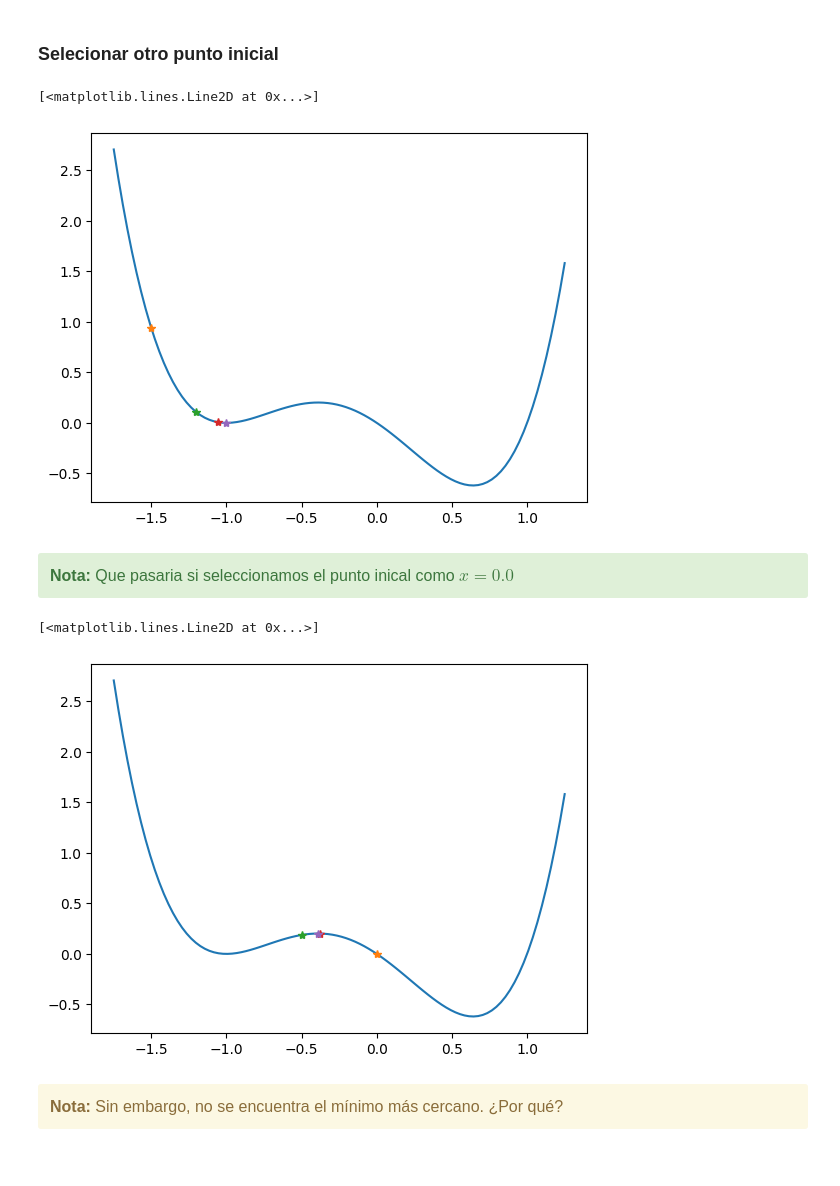
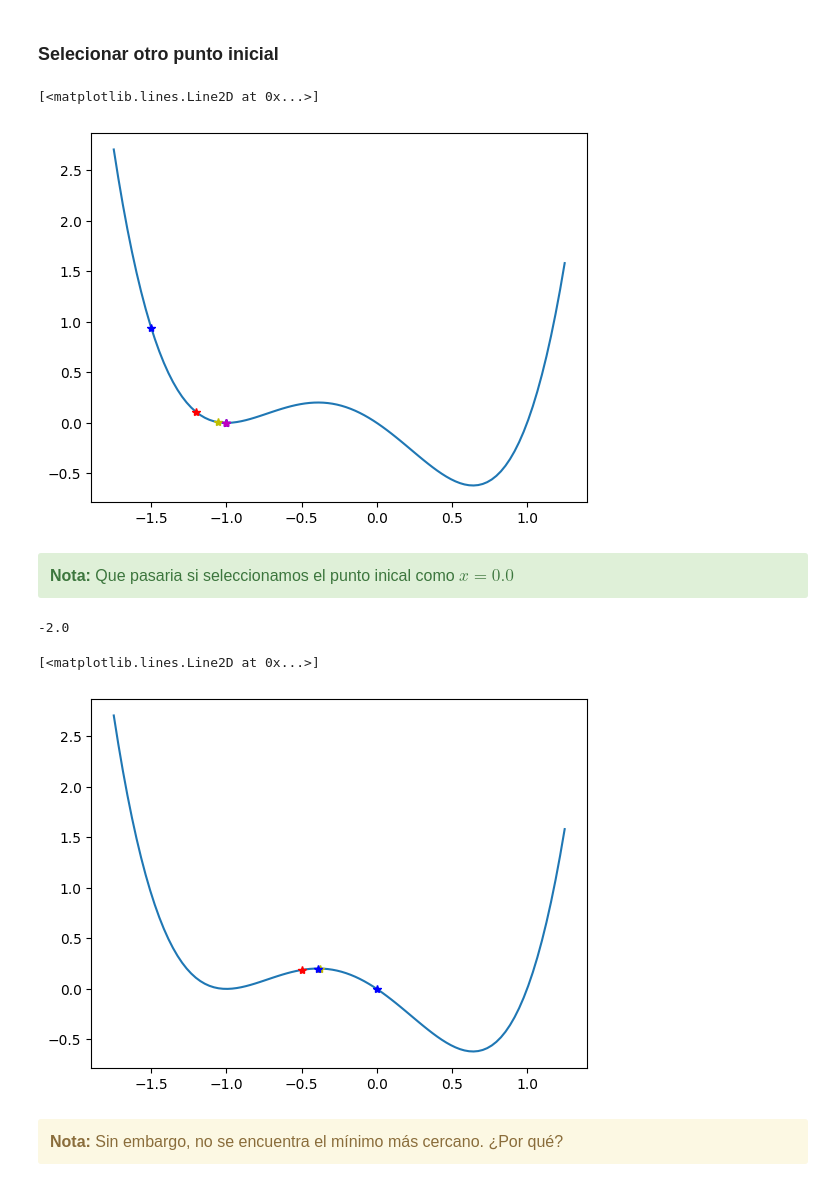
Before and after one commit to lfrecalde1/Optimization_Course, a Jupyter notebook: Optimization/Optimization_1.ipynb, the cells around one changed output. Drawn from its saved outputs; the diff is of its cells as text; code cells hidden in the pictures.

```diff
--- a/Optimization/Optimization_1.ipynb
+++ b/Optimization/Optimization_1.ipynb
@@ -739,26 +753,36 @@ plt.plot(xguess,fguess, '*')
 # %%
 xguess = -1.5
 fguess = f_simple(xguess)
 plt.plot(x_total, res_total)
-plt.plot(xguess,fguess, '*')
+plt.plot(xguess,fguess, '*b')
 
 # 1st iteration
 xguess = newto_step(xguess)
 fguess = f_simple(xguess)
-plt.plot(xguess,fguess, '*')
+plt.plot(xguess,fguess, '*r')
 
 # 2nd Iteration
 xguess = newto_step(xguess)
 fguess = f_simple(xguess)
-plt.plot(xguess,fguess, '*')
+plt.plot(xguess,fguess, '*y')
 
 # 3rd Iteration
 xguess = newto_step(xguess)
 fguess = f_simple(xguess)
-plt.plot(xguess,fguess, '*')
+plt.plot(xguess,fguess, '*m')
+
+# 4th Iteration
+xguess = newto_step(xguess)
+fguess = f_simple(xguess)
+plt.plot(xguess,fguess, '*b')
+
+# 4th Iteration
+xguess = newto_step(xguess)
+fguess = f_simple(xguess)
+plt.plot(xguess,fguess, '*m')
 # %% [output]
 [<matplotlib.lines.Line2D at 0x...>]
-[figure, old version]
+[figure, new version]
 # %% [markdown]
 <div class="alert alert-block alert-success" style="font-size: 16px;">
   <b>Nota:</b> Que pasaria si seleccionamos el punto inical como $x = 0.0$
@@ -767,25 +791,28 @@ plt.plot(xguess,fguess, '*')
 xguess = 0.0
 fguess = f_simple(xguess)
 plt.plot(x_total, res_total)
-plt.plot(xguess,fguess, '*')
+plt.plot(xguess,fguess, '*b')
+hessian = hessian_f_simple(xguess)
+print(hessian)
 
 # 1st iteration
 xguess = newto_step(xguess)
 fguess = f_simple(xguess)
-plt.plot(xguess,fguess, '*')
+plt.plot(xguess,fguess, '*r')
 
 # 2nd Iteration
 xguess = newto_step(xguess)
 fguess = f_simple(xguess)
-plt.plot(xguess,fguess, '*')
+plt.plot(xguess,fguess, '*y')
 
 # 3rd Iteration
 xguess = newto_step(xguess)
 fguess = f_simple(xguess)
-plt.plot(xguess,fguess, '*')
+plt.plot(xguess,fguess, '*b')
 # %% [output]
-[<matplotlib.lines.Line2D at 0x...>]
+-2.0
+[<matplotlib.lines.Line2D at 0x...>]
-[figure, old version]
+[figure, new version]
 # %% [markdown]
 <div class="alert alert-block alert-warning" style="font-size: 16px;">
   <b>Nota:</b> Sin embargo, no se encuentra el mínimo más cercano. ¿Por qué?
```
Also changed, not shown: parts of 9 cells of this notebook, 1 other file.
